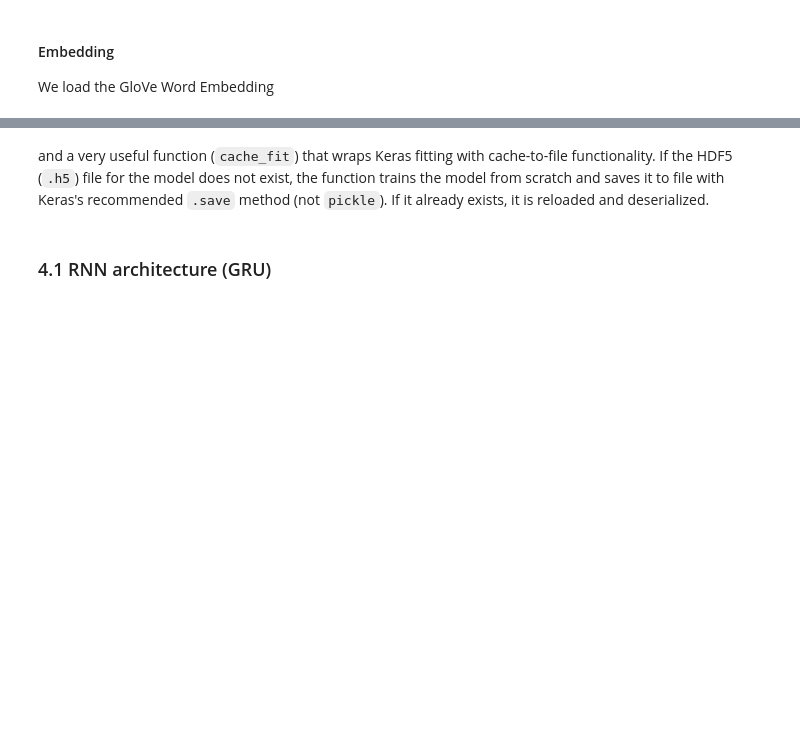
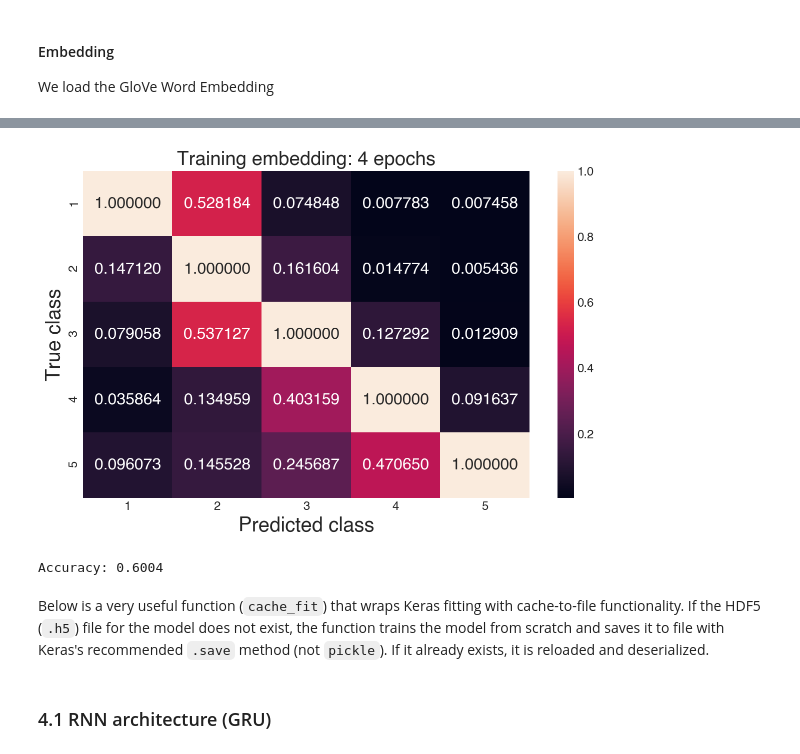
Before and after one commit to SMU-ML-2017/Project8, a Jupyter notebook: Project8.ipynb, the cells around one changed output, grey strips where cells are left out. Saved outputs shown, nothing was run; the diff lists cells and outputs as text; code cells hidden in the pictures; blank space fills up the shorter version.

```diff
--- a/Project8.ipynb
+++ b/Project8.ipynb
@@ -229,5 +259,16 @@ embedding = Embedding(
+# %%
+matrix_graph(normalize_confusion_matrix(
+    [[ 7640, 1949, 308, 59, 498],
+    [ 1124, 3690, 665, 112, 363],
+    [  604, 1982, 4115, 965, 862],
+    [  274, 498, 1659, 7581, 6119],
+    [  734, 537, 1011, 3568, 66774]]
+), title='Training embedding: 4 epochs')
+# %% [output]
+[figure, added]
+Accuracy: 0.6004
 # %% [markdown]
-and a very useful function (`cache_fit`) that wraps Keras fitting with cache-to-file functionality. If the HDF5 (`.h5`) file for the model does not exist, the function trains the model from scratch and saves it to file with Keras's recommended `.save` method (not `pickle`). If it already exists, it is reloaded and deserialized.
+Below is a very useful function (`cache_fit`) that wraps Keras fitting with cache-to-file functionality. If the HDF5 (`.h5`) file for the model does not exist, the function trains the model from scratch and saves it to file with Keras's recommended `.save` method (not `pickle`). If it already exists, it is reloaded and deserialized.
 # %%
 import os.path
 from keras.models import load_model
```
Also changed, not shown: parts of 17 cells of this notebook.
